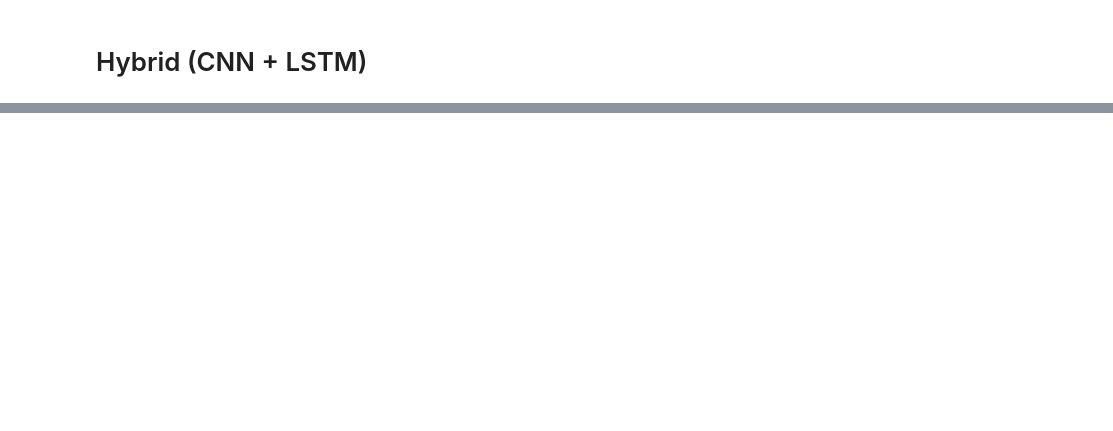
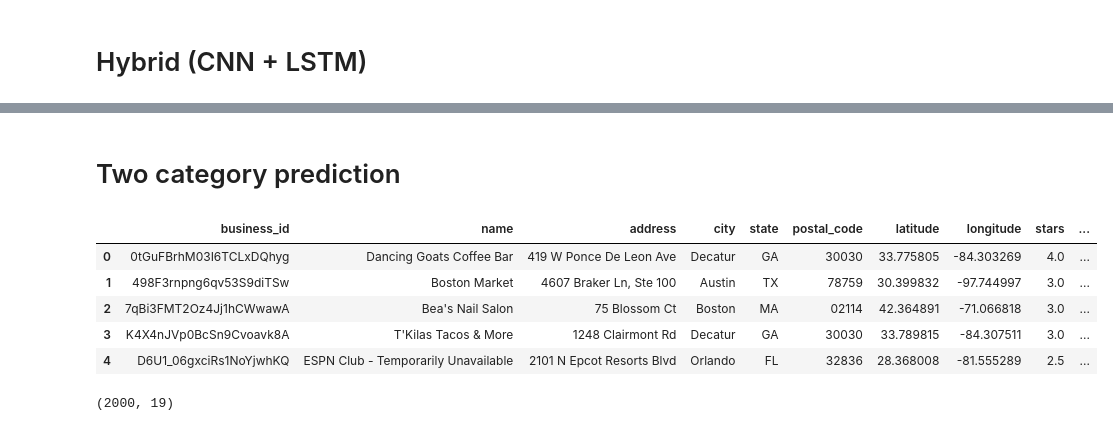
Before and after one commit to Ismail-therap/NLP-Project-, a Jupyter notebook: CNN_and_Hybrid_of_CNN+LSTM_in_text_classification.ipynb, the cells around one changed output, grey strips where cells are left out. Saved outputs shown, nothing was run; the diff lists cells and outputs as text; code cells hidden in the pictures; blank space fills up the shorter version.

```diff
--- a/CNN_and_Hybrid_of_CNN+LSTM_in_text_classification.ipynb
+++ b/CNN_and_Hybrid_of_CNN+LSTM_in_text_classification.ipynb
@@ -192,0 +364,46 @@ Testing Accuracy:  0.3880
+# %% [markdown]
+# Two category prediction
+# %%
+data = pd.read_csv(dwn_url)
+
+# create a list of our conditions
+conditions = [
+    (data['review_stars'] <= 2),
+    (data['review_stars'] == 3),
+    (data['review_stars'] > 3)
+    ]
+
+# create a list of the values we want to assign for each condition
+values = [0,-1,1]
+
+# create a new column and use np.select to assign values to it using our lists as arguments
+data['two_star'] = np.select(conditions, values)
+
+
+data = data[data.two_star != -1]
+
+# display updated DataFrame
+data.head()
+# %% [output]
+|  | business_id | name | address | city | state | postal_code | latitude | longitude | stars | ... |
+| 0 | 0tGuFBrhM03I6TCLxDQhyg | Dancing Goats Coffee Bar | 419 W Ponce De Leon Ave | Decatur | GA | 30030 | 33.775805 | -84.303269 | 4.0 | ... |
+| 1 | 498F3rnpng6qv53S9diTSw | Boston Market | 4607 Braker Ln, Ste 100 | Austin | TX | 78759 | 30.399832 | -97.744997 | 3.0 | ... |
+| 2 | 7qBi3FMT2Oz4Jj1hCWwawA | Bea's Nail Salon | 75 Blossom Ct | Boston | MA | 02114 | 42.364891 | -71.066818 | 3.0 | ... |
+| 3 | K4X4nJVp0BcSn9Cvoavk8A | T'Kilas Tacos & More | 1248 Clairmont Rd | Decatur | GA | 30030 | 33.789815 | -84.307511 | 3.0 | ... |
+| 4 | D6U1_06gxciRs1NoYjwhKQ | ESPN Club - Temporarily Unavailable | 2101 N Epcot Resorts Blvd | Orlando | FL | 32836 | 28.368008 | -81.555289 | 2.5 | ... |
+# %%
+trunc = 1000
+
+## sampling negative review:
+reviews_neg = data[data["two_star"] == 0]
+reviews_neg = reviews_neg.sample(n=trunc)
+
+
+## sampling positive review:
+reviews_pos = data[data["two_star"] == 1]
+reviews_pos = reviews_pos.sample(n=trunc)
+
+data = reviews_neg.append([reviews_pos])
+data.shape
+# %% [output]
+(2000, 19)
```
Also changed, not shown: parts of 34 cells of this notebook.
